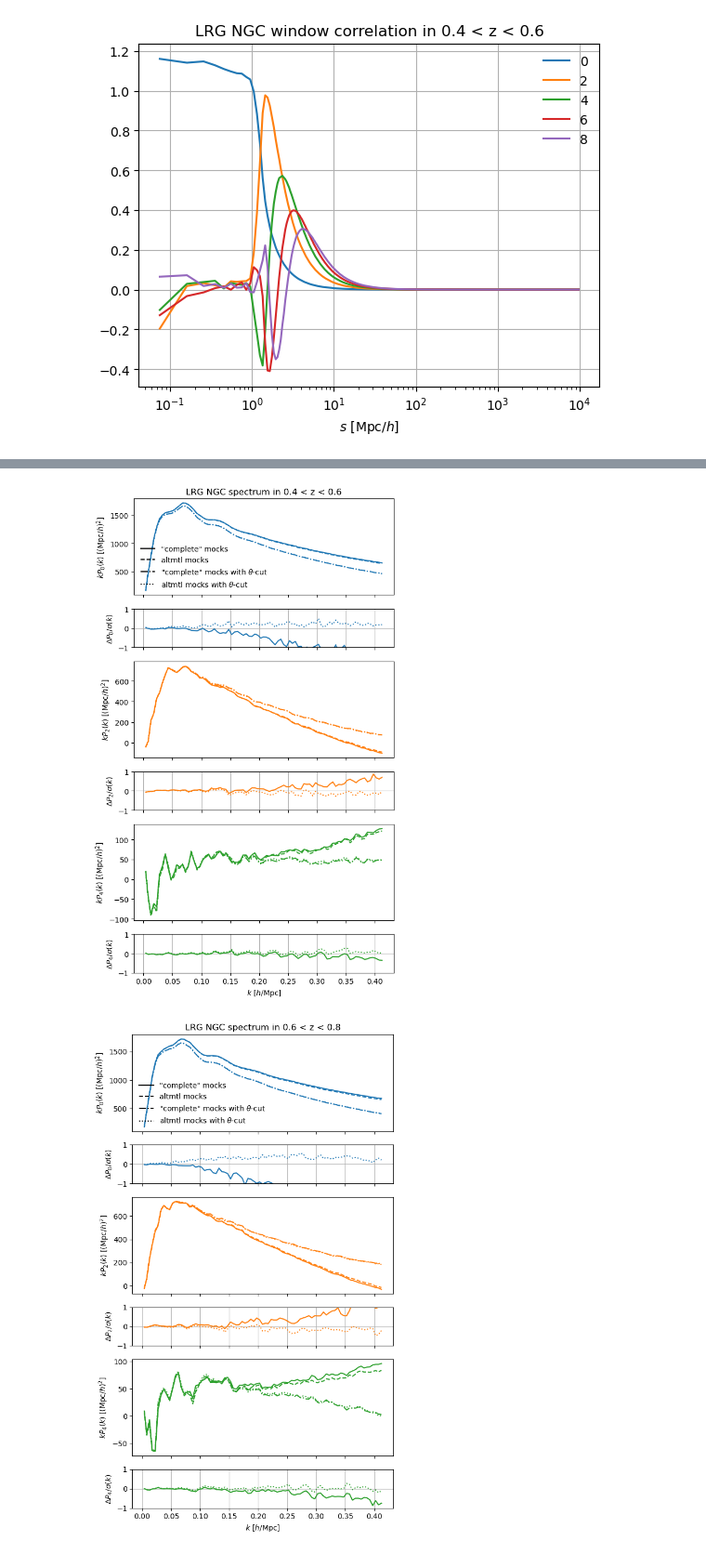
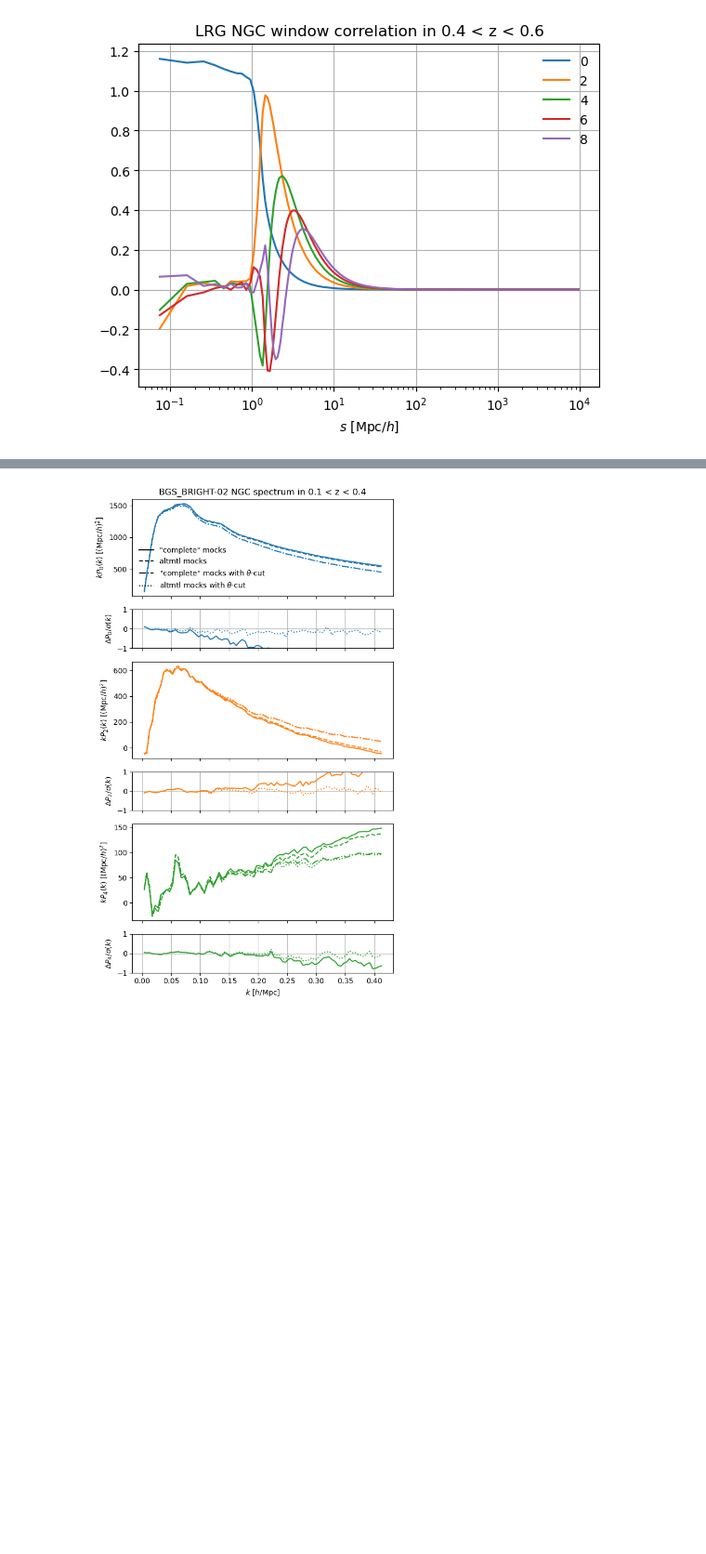
Before and after one commit to AlbertoRosado1/cai-dr2-clustering-products, a Jupyter notebook: clustering_statistics/nb/validation_fiber_assignment_thetacut.ipynb, the cells around one changed output, grey strips where cells are left out. Shown at 93% size. Saved outputs shown, nothing was run; the diff lists cells and outputs as text; code cells hidden in the pictures; blank space fills up the shorter version.

```diff
--- a/clustering_statistics/nb/validation_fiber_assignment_thetacut.ipynb
+++ b/clustering_statistics/nb/validation_fiber_assignment_thetacut.ipynb
@@ -42,12 +42,12 @@ for tracer in ['LRG', 'ELG_LOPnotqso', 'QSO'][:1]:
 # %%
 with_thetacut = True
 
-for tracer in ['BGS_BRIGHT-21.35', 'LRG', 'ELG_LOPnotqso', 'QSO'][1:]:
+for tracer in ['BGS_BRIGHT-21.35', 'LRG', 'ELG_LOPnotqso', 'QSO'][-1:]:
     for zrange in tools.propose_fiducial('zranges', tracer):
         for kind in ['mesh2_spectrum']:
             stats_dir = tools.base_stats_dir
             project = 'full_shape/fiber_assignment_systematics_tests'
-            region = 'NGC'
+            region = 'SGC'
 
             version = 'holi-v3-altmtl'
             if 'BGS' in tracer:
@@ -134,11 +129,11 @@ for tracer in ['BGS_BRIGHT-21.35', 'LRG', 'ELG_LOPnotqso', 'QSO'][1:]:
 # %%
 with_thetacut = True
 
-for tracer in ['BGS_BRIGHT-21.35', 'LRG', 'ELG_LOPnotqso', 'QSO'][1:]:
+for tracer in ['BGS_BRIGHT-21.35', 'LRG', 'ELG_LOPnotqso', 'QSO'][:1]:
     for zrange in tools.propose_fiducial('zranges', tracer):
         for kind in ['mesh2_spectrum']:
             stats_dir = tools.base_stats_dir
-            project = 'full_shape/fiber_assignment_systematics_tests'
+            project = 'full_shape/fiber_assignment_systematics'
             region = 'NGC'
 
             version = 'holi-v3-altmtl'
@@ -153,30 +148,32 @@ for tracer in ['BGS_BRIGHT-21.35', 'LRG', 'ELG_LOPnotqso', 'QSO'][1:]:
             mean = cov.observable
 
             nmocks = 250
+            imocks = range(25)
             #version = 'abacus-hf-dr2-v2-altmtl'
             version = 'glam-uchuu-v2-altmtl'
             if 'BGS' in tracer:
                 version = 'abacus-2ndgen-dr2-altmtl'
-                tracer = 'BGS_ANY-02'
+                #tracer = 'BGS_ANY-02'
+                tracer = 'BGS_BRIGHT-02'
             fns = [tools.get_stats_fn(stats_dir=stats_dir, kind=kind, project=project, version=version, tracer=tracer,
-                                      zrange=zrange, region=region, weight='default-FKP-noimsys', basis='sugiyama-diagonal', imock=imock) for imock in range(nmocks)]
+                                      zrange=zrange, region=region, weight='default-FKP', basis='sugiyama-diagonal', imock=imock) for imock in imocks]
 
             mocks = [types.read(fn) for fn in fns if fn.exists()]
             mean = types.mean(mocks).match(mean)
 
             fns = [tools.get_stats_fn(stats_dir=stats_dir, kind=kind, project=project, version=version, tracer=tracer,
                                       zrange=zrange, region=region, weight='default-FKP', basis='sugiyama-diagonal', extra='complete',
-                                      imock=imock) for imock in range(nmocks)]
+                                      imock=imock) for imock in imocks]
             mocks = [types.read(fn) for fn in fns if fn.exists()]
             mean_complete = types.mean(mocks).match(mean)
 
             if with_thetacut:
                 fns = [tools.get_stats_fn(stats_dir=stats_dir, kind=kind, project=project, version=version, tracer=tracer,
-                                          zrange=zrange, region=region, weight='default-FKP-noimsys', basis='sugiyama-diagonal', imock=imock, cut=True) for imock in range(nmocks)]
+                                          zrange=zrange, region=region, weight='default-FKP', basis='sugiyama-diagonal', imock=imock, cut=True) for imock in imocks]
                 mocks = [types.read(fn) for fn in fns if fn.exists()]
                 mean_thetacut = types.mean(mocks).match(mean)
                 fns = [tools.get_stats_fn(stats_dir=stats_dir, kind=kind, project=project, version=version, tracer=tracer,
-                                          zrange=zrange, region=region, weight='default-FKP', basis='sugiyama-diagonal', imock=imock, extra='complete', cut=True) for imock in range(nmocks)]
+                                          zrange=zrange, region=region, weight='default-FKP', basis='sugiyama-diagonal', imock=imock, extra='complete', cut=True) for imock in imocks]
                 mocks = [types.read(fn) for fn in fns if fn.exists()]
                 mean_complete_thetacut = types.mean(mocks).match(mean)
 
@@ -198,32 +195,31 @@ for tracer in ['BGS_BRIGHT-21.35', 'LRG', 'ELG_LOPnotqso', 'QSO'][1:]:
                         pole = mean_complete_thetacut.get(ell)
                         ax.plot(k:=pole.coords('k'), k * pole.value(), color=color, linestyle='-.')
                         pole = mean_thetacut.get(ell)
                         ax.plot(k:=pole.coords('k'), k * pole.value(), color=color, linestyle=':')
                     ax = lax[2 * ill + 1]
                     ax.set_ylabel(rf'$\Delta P_{ell:d} / \sigma(k)$')
                     ax.grid(True)
                     ax.set_ylim(-1., 1.)
                     pole = mean.get(ell)
                     std = cov.at.observable.get(ell).std() # / nmocks**0.5
                     pole_complete = mean_complete.get(ell)
                     ax.plot(pole.coords('k'), (pole.value() - pole_complete.value()) / std, color=color, linestyle='-')
                     if with_thetacut:
                         pole = mean_thetacut.get(ell)
                         pole_complete = mean_complete_thetacut.get(ell)
                         ax.plot(pole.coords('k'), (pole.value() - pole_complete.value()) / std, color=color, linestyle=':')
                 ax = lax[0]
                 ax.plot([], [], color='k', linestyle='-', label='"complete" mocks')
                 ax.plot([], [], color='k', linestyle='--', label='altmtl mocks')
                 if with_thetacut:
                     ax.plot([], [], color='k', linestyle='-.', label=r'"complete" mocks with $\theta$-cut')
                     ax.plot([], [], color='k', linestyle=':', label=r'altmtl mocks with $\theta$-cut')
                 lax[-1].set_xlabel(r'$k$ [$h/\mathrm{Mpc}$]')
                 ax.legend(frameon=False)
 
             basename = f'validation_thetacut_{kind}_{tracer}_z{zrange[0]:.1f}-{zrange[1]:.1f}_{region}.{ext}'
             plt.tight_layout()
             fig.savefig(plot_dir / basename, bbox_inches='tight', pad_inches=0.1, dpi=200)
             plt.show()
 # %% [output]
-[figure, old version]
+[figure, new version]
-[figure, removed]
```
Also changed, not shown: parts of 3 cells of this notebook, 4 other files.
